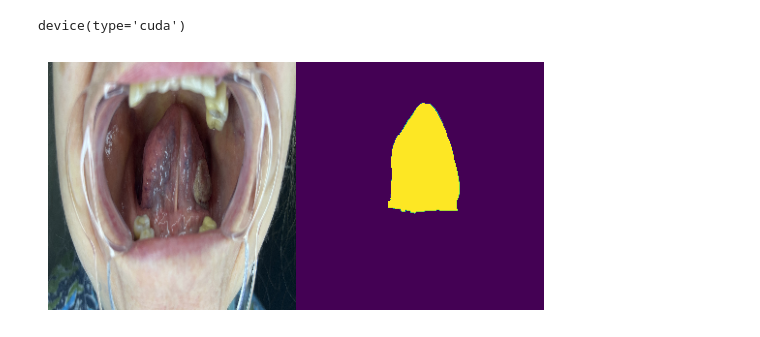
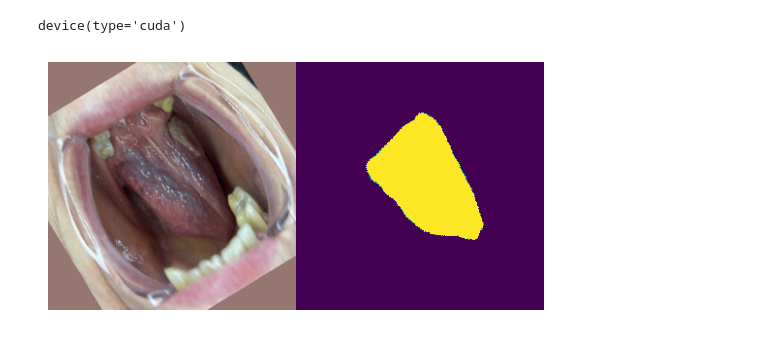
Before and after one commit to ArtemF42/tongue, a Jupyter notebook: segmentation.ipynb, the cells around one changed output. Saved outputs shown, nothing was run; the diff lists cells and outputs as text; code cells hidden in the pictures.

```diff
--- a/segmentation.ipynb
+++ b/segmentation.ipynb
@@ -48,7 +48,7 @@ class ImageDatasetForSegmentation(Dataset):
 
         self.images, self.masks = [], []
 
-        for file in tqdm(os.listdir(f'{path}/images')):
+        for file in tqdm(sorted(os.listdir(f'{path}/images'))):
             if not os.path.exists(f'{path}/masks/{file}'):
                 continue
 
@@ -88,9 +88,9 @@ train_dataset = ImageDatasetForSegmentation('data/train')
 val_dataset = ImageDatasetForSegmentation('data/val', is_train=False)
 test_dataset = ImageDatasetForSegmentation('data/test', is_train=False)
 # %%
-image, mask = train_dataset[141]
+image, mask = train_dataset[301]
 plot_image_grid([restore_image(image), mask])
 # %% [output]
-[figure, old version]
+[figure, new version]
 # %%
 train_dataloader = DataLoader(train_dataset, batch_size=16, shuffle=True)
```
Also changed, not shown: parts of 9 cells of this notebook.
